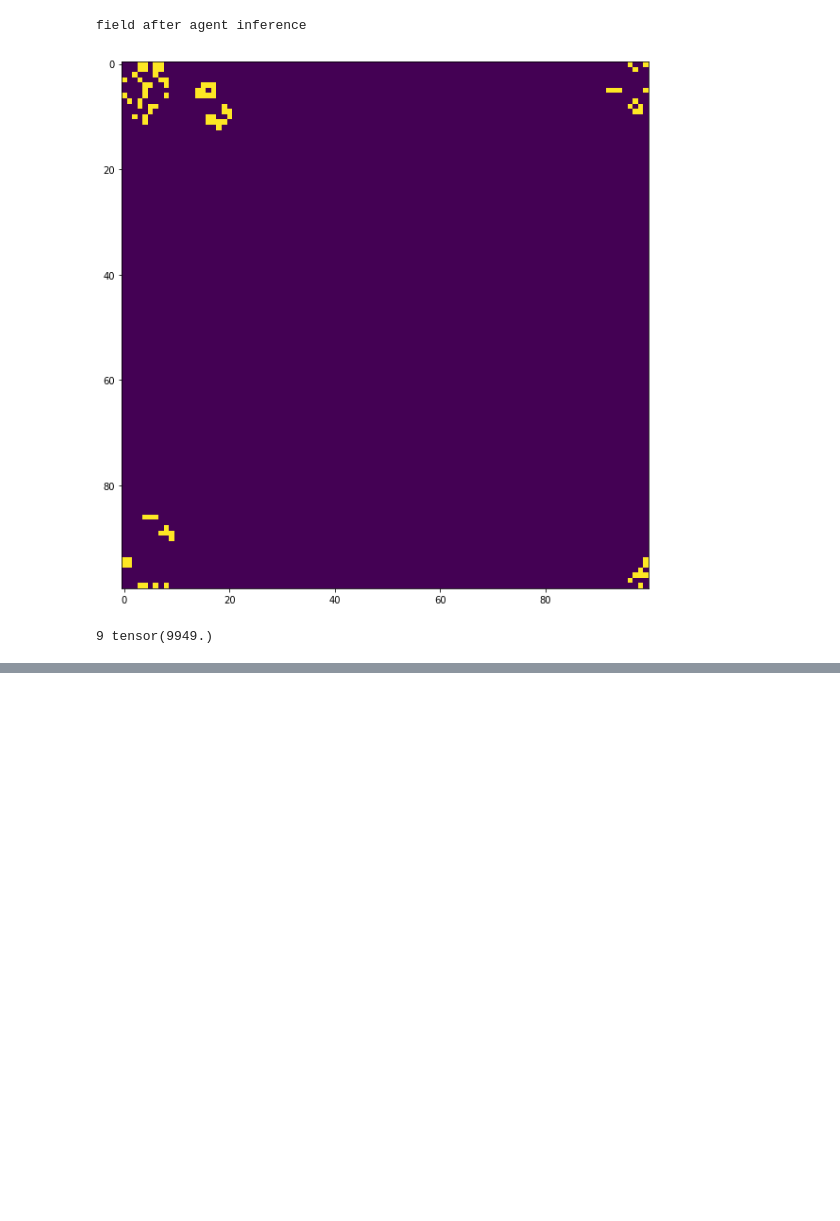
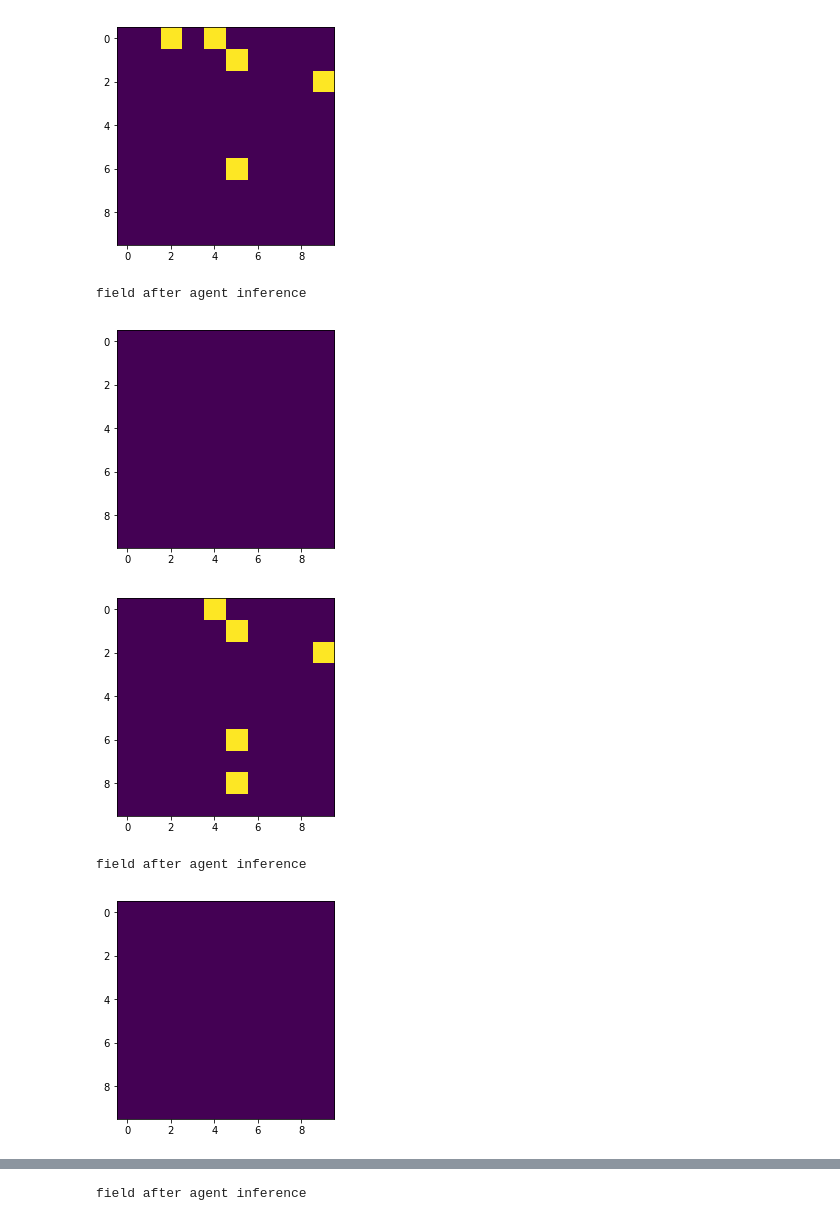
Before and after one commit to denistr16/GoL-RL, a Jupyter notebook: agent_run_template_03.ipynb, the cells around one changed output, grey strips where cells are left out. Saved outputs shown, nothing was run; the diff lists cells and outputs as text; code cells hidden in the pictures; blank space fills up the shorter version.

Commit message:
Update actor-critic model to work with GoL field

```diff
--- a/agent_run_template_03.ipynb
+++ b/agent_run_template_03.ipynb
@@ -62,7 +42,3 @@ optimizer.step()
 # %%
-grid_size=(100,100)
+grid_size=(10,10)
 agent_window_size = 10
-# %%
-sandbox = NaiveSandbox(grid_size=grid_size)
-agent = LinearPlanterObserver(grid_size=grid_size, window_size=agent_window_size)
-optim = torch.optim.Adam(agent.parameters())
@@ -69,37 +47,36 @@ optim = torch.optim.Adam(agent.parameters())
+# %%
+list_loss = []
+# dummy reward_f
+from reward.rewards import AliveCellsReward
+reward_f = AliveCellsReward()
 # %%
 iterations = 10
 steps_after_action = 10
-# %%
-list_loss = []
-# dummy reward_f
-def reward_f(x): return 0.
 # %%
+x0, y0 = 0, 0
+steps_after_action = 1
 for i in range(iterations):
-    memoized_env, perception_field, x0, y0 = agent.forward(torch.tensor(sandbox.get_grid()).float())
-#     print(perception_field)
-#     plt.imshow(perception_field.detach().numpy())
-#     plt.show()
-
-    env_state = sandbox.forward(inserted_block=perception_field.detach(),
+    probs = agent.get_action_probs(torch.tensor(sandbox.get_grid()).float().flatten())
+    perception_field = probs_to_cells(probs.detach(), sandbox.get_grid(), 5)
+    #plt.imshow(perception_field)
+    #plt.show()
+    env_state = sandbox.forward(inserted_block=perception_field,
                                 inserted_block_position_x0=x0,
                                 inserted_block_position_y0=y0,
                                 n_steps=steps_after_action,
                                 reward_fn=reward_f
                                )
-    clear_output(wait=True)
+    #print (env_state)
+    #clear_output(wait=True)
+    plt.imshow(perception_field)
+    plt.show()
     print('field after agent inference')
     plt.imshow(env_state['grid'])
     plt.show()
-
-    l = sum_loss_l1(memoized_env)
-    list_loss.append(l.data)
-    print(i, l.data)
-
-    l.backward()
-
-    optim.step()
-    optim.zero_grad()
 # %% [output]
+[figure, new version]
 field after agent inference
-[figure, old version]
+[figure, added]
+[figure, added]
-9 tensor(9949.)
+field after agent inference
+[figure, added]
@@ -105,0 +84 @@ field after agent inference
+field after agent inference
```
Also changed, not shown: parts of 9 cells of this notebook, 2 other files.
